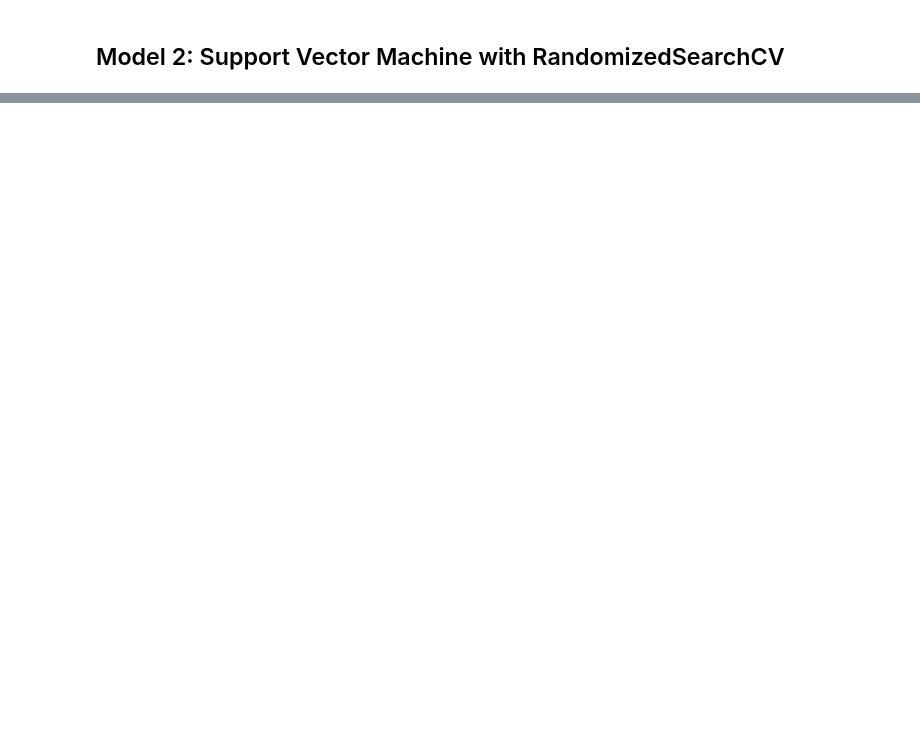
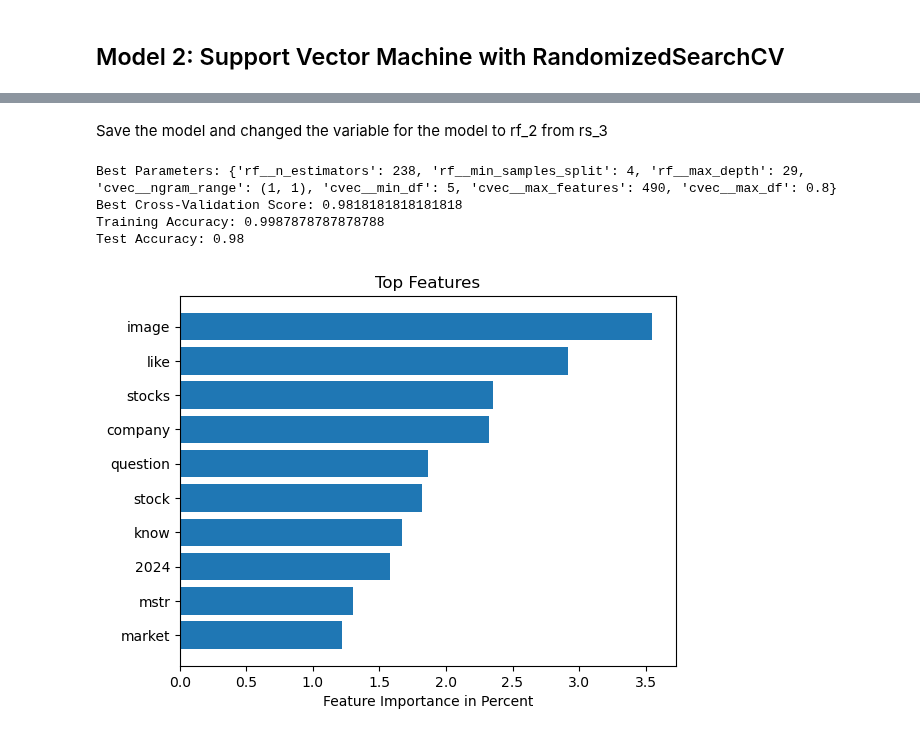
Before and after one commit to grahamjh99/Project-2-Subreddit-Classification, a Jupyter notebook: Project 3 Graham.ipynb, the cells around one changed output, grey strips where cells are left out. Cells and saved outputs as stored; diff of their text form; code cells hidden in the pictures; blank space fills up the shorter version.

```diff
--- a/Project 3 Graham.ipynb
+++ b/Project 3 Graham.ipynb
@@ -379,0 +319,45 @@ Test Accuracy: 0.9654545454545455
+# %% [markdown]
+Save the model and changed the variable for the model to rf_2 from rs_3
+# %%
+# # save the model
+# joblib.dump(rs_3,'./Models/Random Forest Model Without Stop Words.pkl')
+
+# Reload model
+rf_2 = joblib.load('./Models/Random Forest Model Without Stop Words.pkl')
+# %%
+print('Best Parameters:', rf_2.best_params_)
+print('Best Cross-Validation Score:', rf_2.best_score_)
+print('Training Accuracy:', rf_2.score(X_train['title'] + " " + X_train['self_text'],y_train))
+print('Test Accuracy:', rf_2.score(X_test['title'] + " " + X_test['self_text'],y_test))
+# %% [output]
+Best Parameters: {'rf__n_estimators': 238, 'rf__min_samples_split': 4, 'rf__max_depth': 29, 'cvec__ngram_range': (1, 1), 'cvec__min_df': 5, 'cvec__max_features': 490, 'cvec__max_df': 0.8}
+Best Cross-Validation Score: 0.9818181818181818
+Training Accuracy: 0.9987878787878788
+Test Accuracy: 0.98
+# %%
+# Get the trained vectorizer from pipeline
+vectorizer = rf_2.best_estimator_.named_steps['cvec']
+
+# Extract feature names from the CountVectorizer
+feature_names = vectorizer.get_feature_names_out()
+
+# Get the Random Forest classifier from the pipeline
+model = rf_2.best_estimator_.named_steps['rf']
+
+# Get feature importances from the Random Forest model
+importances = model.feature_importances_
+
+df = pd.DataFrame({
+    'Feature': feature_names,
+    'Importance': importances
+})
+
+df_sorted = df.sort_values(by='Importance', ascending = False)
+
+plt.barh(df_sorted['Feature'][:10], df_sorted['Importance'][:10] * 100)
+plt.gca().invert_yaxis() # From Stack Overflow
+plt.xlabel("Feature Importance in Percent")
+plt.title("Top Features");
+plt.savefig('./Images/Top Features')
+# %% [output]
+[figure, added]
```
Also changed, not shown: parts of 16 cells of this notebook, 10 other files.
